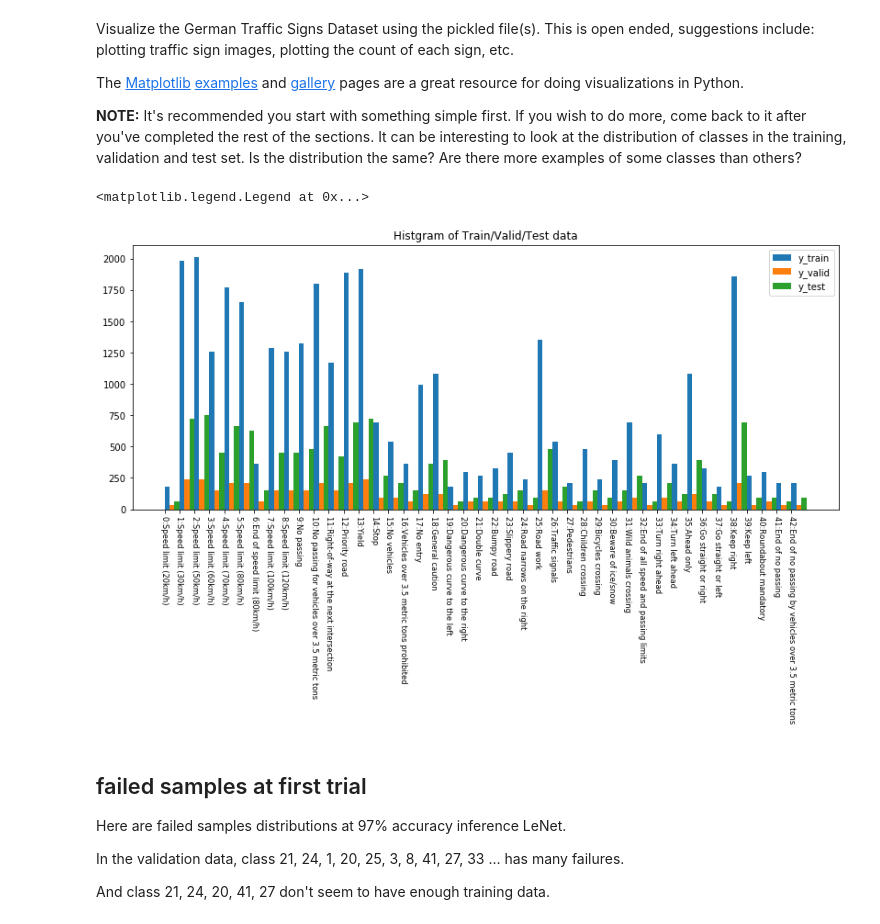
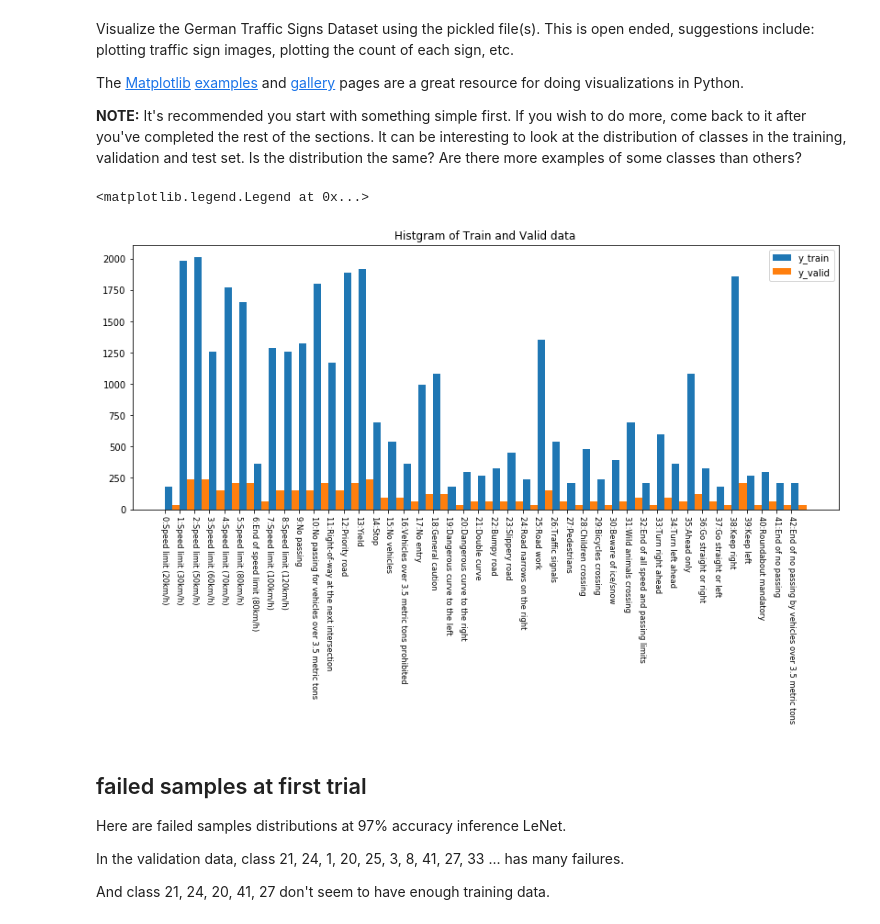
Before and after one commit to somof/CarND-Traffic-Sign-Classifier-Project-work, a Jupyter notebook: Traffic_Sign_Classifier.ipynb, the cells around one changed output. Drawn from its saved outputs; the diff is of its cells as text; code cells hidden in the pictures.

```diff
--- a/Traffic_Sign_Classifier.ipynb
+++ b/Traffic_Sign_Classifier.ipynb
@@ -93,27 +93,27 @@ The [Matplotlib](http://matplotlib.org/) [examples](http://matplotlib.org/exampl
 # %%
 ### Data exploration visualization code goes here.
 ### Feel free to use as many code cells as needed.
 import matplotlib.pyplot as plt
 # Visualizations will be shown in the notebook.
 %matplotlib inline
 
 fig = plt.figure(figsize=(12,8))
 plt.subplots_adjust(left=0.1, right=0.99, top=0.95, bottom=0.45, hspace=0.0, wspace=0.0)
-plt.title('Histgram of Train/Valid/Test data')
+plt.title('Histgram of Train and Valid data')
 names=['0:Speed limit (20km/h)', '1:Speed limit (30km/h)', '2:Speed limit (50km/h)', '3:Speed limit (60km/h)', '4:Speed limit (70km/h)', '5:Speed limit (80km/h)', '6:End of speed limit (80km/h)', '7:Speed limit (100km/h)', '8:Speed limit (120km/h)', '9:No passing', '10:No passing for vehicles over 3.5 metric tons', '11:Right-of-way at the next intersection', '12:Priority road', '13:Yield', '14:Stop', '15:No vehicles', '16:Vehicles over 3.5 metric tons prohibited', '17:No entry', '18:General caution', '19:Dangerous curve to the left', '20:Dangerous curve to the right', '21:Double curve', '22:Bumpy road', '23:Slippery road', '24:Road narrows on the right', '25:Road work', '26:Traffic signals', '27:Pedestrians', '28:Children crossing', '29:Bicycles crossing', '30:Beware of ice/snow', '31:Wild animals crossing', '32:End of all speed and passing limits', '33:Turn right ahead', '34:Turn left ahead', '35:Ahead only', '36:Go straight or right', '37:Go straight or left', '38:Keep right', '39:Keep left', '40:Roundabout mandatory', '41:End of no passing', '42:End of no passing by vehicles over 3.5 metric tons']
-labels=['y_train', 'y_valid', 'y_test']
-plt.hist([y_train, y_valid, y_test],
+labels=['y_train', 'y_valid']
+plt.hist([y_train, y_valid],
          range=(0, 43),
          rwidth=20,
          stacked=False,
          bins=43,
          label=labels
          )
 plt.xticks(range(0,43), names, rotation=-90, fontsize="small")
 plt.legend()
 # %% [output]
 <matplotlib.legend.Legend at 0x...>
-[figure, old version]
+[figure, new version]
 # %% [markdown]
 ## failed samples at first trial
 
```
Also changed, not shown: 46 other files.
